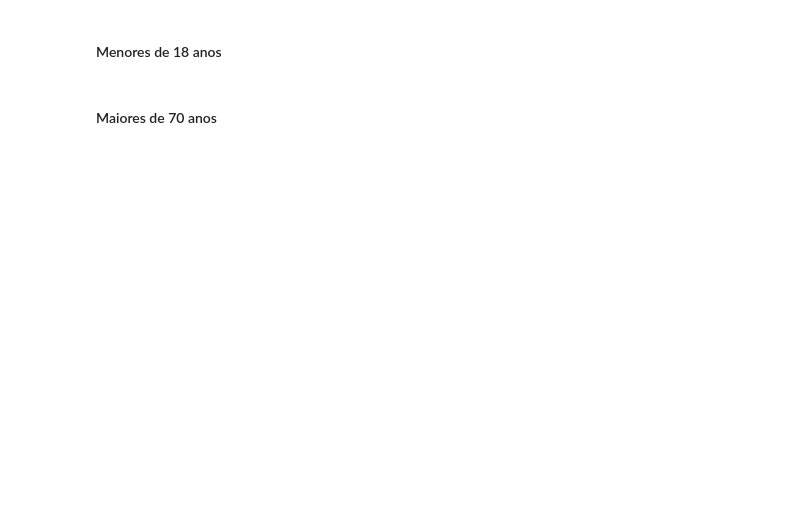
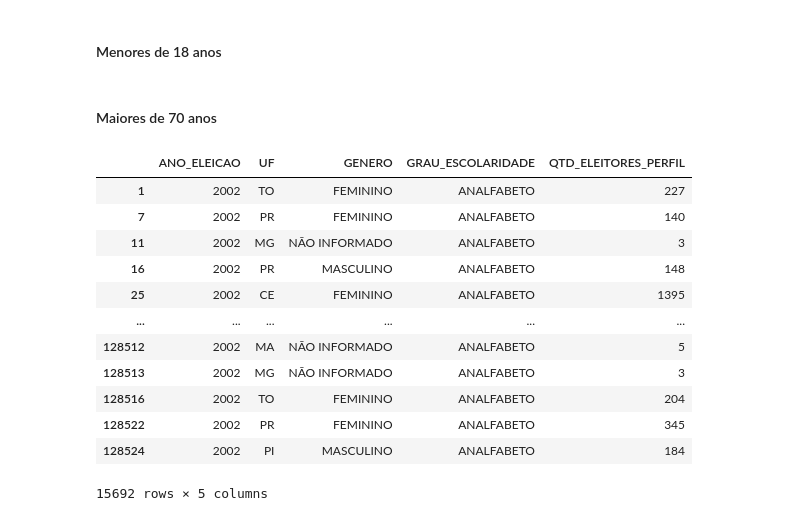
Before and after one commit to Larilw/ICD_Hipotese2, a Jupyter notebook: eleitorado.ipynb, the cells around one changed output. Cells and saved outputs as stored; diff of their text form; code cells hidden in the pictures; blank space fills up the shorter version.

```diff
--- a/eleitorado.ipynb
+++ b/eleitorado.ipynb
@@ -151,3 +171,19 @@ eleitorado_2010_maiores_de_70 = remover_eleitores_analfabetos(eleitorado_2010_ma
 eleitorado_2014_maiores_de_70 = remover_eleitores_analfabetos(eleitorado_2014_maiores_de_70)
 eleitorado_2018_maiores_de_70 = remover_eleitores_analfabetos(eleitorado_2018_maiores_de_70)
 eleitorado_2022_maiores_de_70 = remover_eleitores_analfabetos(eleitorado_2022_maiores_de_70)
+# %%
+eleitorado_2002_analfabeto
+# %% [output]
+|  | ANO_ELEICAO | UF | GENERO | GRAU_ESCOLARIDADE | QTD_ELEITORES_PERFIL |
+| 1 | 2002 | TO | FEMININO | ANALFABETO | 227 |
+| 7 | 2002 | PR | FEMININO | ANALFABETO | 140 |
+| 11 | 2002 | MG | NÃO INFORMADO | ANALFABETO | 3 |
+| 16 | 2002 | PR | MASCULINO | ANALFABETO | 148 |
+| 25 | 2002 | CE | FEMININO | ANALFABETO | 1395 |
+| ... | ... | ... | ... | ... | ... |
+| 128512 | 2002 | MA | NÃO INFORMADO | ANALFABETO | 5 |
+| 128513 | 2002 | MG | NÃO INFORMADO | ANALFABETO | 3 |
+| 128516 | 2002 | TO | FEMININO | ANALFABETO | 204 |
+| 128522 | 2002 | PR | FEMININO | ANALFABETO | 345 |
+| 128524 | 2002 | PI | MASCULINO | ANALFABETO | 184 |
+15692 rows × 5 columns
```
Also changed, not shown: parts of 15 cells of this notebook.
